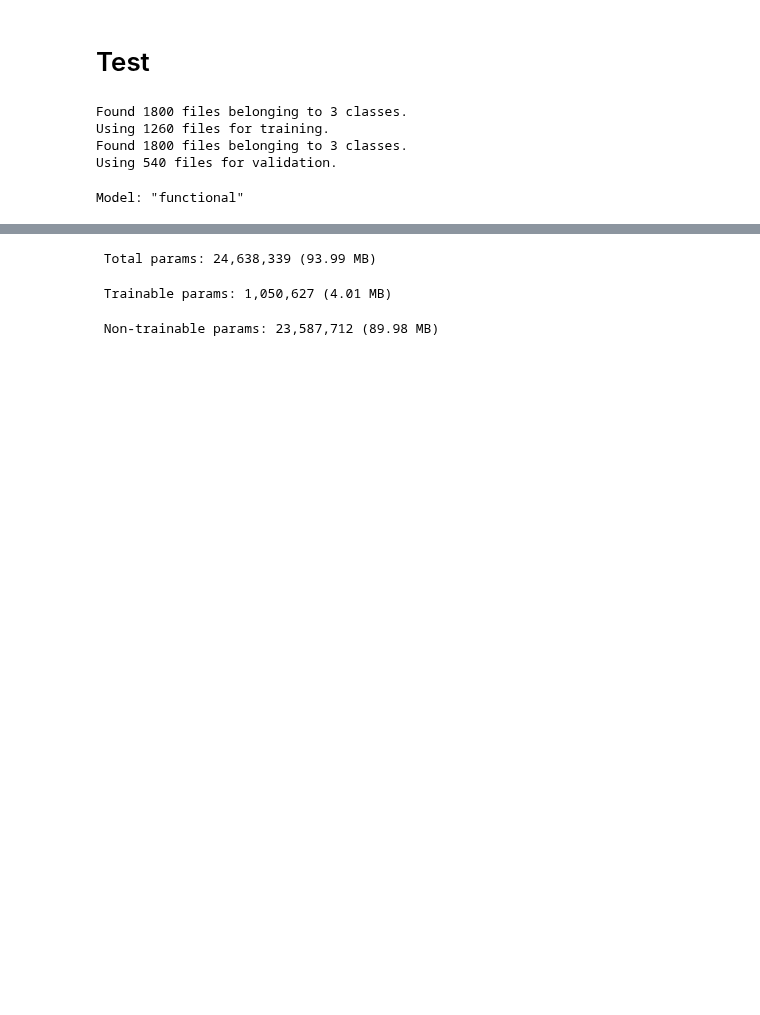
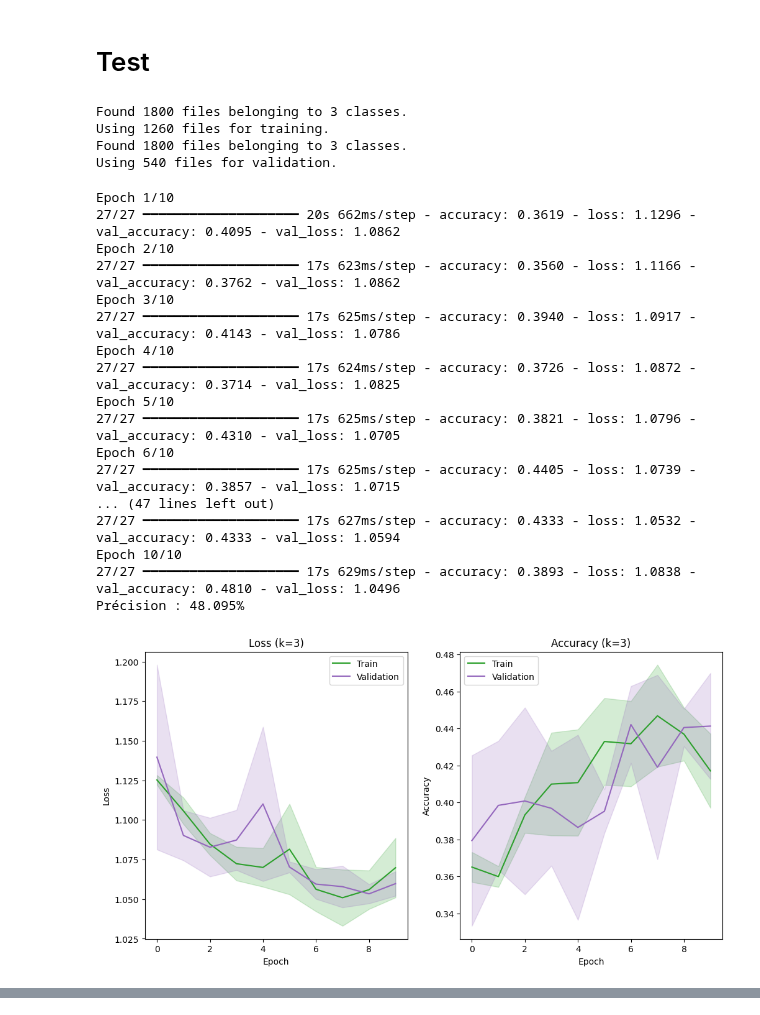
Before and after one commit to 3nd3rh3o/deeplearning-TER, a Jupyter notebook: TER/phaseI/HG-TransferLearning.ipynb, the cells around one changed output, grey strips where cells are left out. Saved outputs shown, nothing was run; the diff lists cells and outputs as text; code cells hidden in the pictures; blank space fills up the shorter version.

Commit message:
yeeeeeeeeeeeeeeeeeeeeeeeeeeeeeeeeeeeeeeeeeeeeeeeeeeee g fait le transfert learning

```diff
--- a/TER/phaseI/HG-TransferLearning.ipynb
+++ b/TER/phaseI/HG-TransferLearning.ipynb
@@ -236,50 +278,25 @@ Using 1260 files for training.
 Found 1800 files belonging to 3 classes.
 Using 540 files for validation.
 # %%
-inputs = Input(shape=input_shape, name="Input_Layer")
-
-x = Lambda(resize_to_resnet, name="Lambda_Layer")(inputs)
-
-base_model.trainable = False
-x = base_model(x)
-
-x = Dense(512, activation='relu', name="Dense1_Layer")(x)
-outputs = Dense(3, activation='softmax', name="Output_Layer")(x)
-
-model = Model(inputs=inputs, outputs=outputs)
-model.compile(optimizer='adam',
-              loss='categorical_crossentropy',
-              metrics=['accuracy'])
-
-model.summary()
-X_train_split, X_val_split, y_train_split, y_val_split = train_test_split(
-    X_train, y_train, test_size=0.2, random_state=42
-)
-
-epochs = 5
-batch_size = 32
-model_filename_transfer = "something.keras"
-model_path = os.path.join('./data/dataset/Data_sheep_cat_elephant_with_caption_600', model_filename_transfer)
-
-train_generator = simple_data_generator(X_train_split, y_train_split, batch_size)
-val_generator = simple_data_generator(X_val_split, y_val_split, batch_size)
-
-steps_per_epoch = int(np.ceil(len(X_train_split) / batch_size))
-validation_steps = int(np.ceil(len(X_val_split) / batch_size))
-
-batch_x, batch_y = next(train_generator)
-print(batch_x.shape, batch_y.shape)
-
-# Entraînement
-model = train_transfer_model(
-    model,
-    train_generator,
-    val_generator,
-    steps_per_epoch,
-    validation_steps,
-    model_path,
-    epochs=epochs,
-    patience=5
-)
+scores, histories = evaluate_model(base_model, X_train, y_train)
+plot_curves(histories)
+print(f'Précision : moyenne={mean(scores) * 100:.3f}% écart-type={std(scores) * 100:.3f}%, k={len(scores)}')
 # %% [output]
-Model: "functional"
+Epoch 1/10
+27/27 ━━━━━━━━━━━━━━━━━━━━ 20s 662ms/step - accuracy: 0.3619 - loss: 1.1296 - val_accuracy: 0.4095 - val_loss: 1.0862
+Epoch 2/10
+27/27 ━━━━━━━━━━━━━━━━━━━━ 17s 623ms/step - accuracy: 0.3560 - loss: 1.1166 - val_accuracy: 0.3762 - val_loss: 1.0862
+Epoch 3/10
+27/27 ━━━━━━━━━━━━━━━━━━━━ 17s 625ms/step - accuracy: 0.3940 - loss: 1.0917 - val_accuracy: 0.4143 - val_loss: 1.0786
+Epoch 4/10
+27/27 ━━━━━━━━━━━━━━━━━━━━ 17s 624ms/step - accuracy: 0.3726 - loss: 1.0872 - val_accuracy: 0.3714 - val_loss: 1.0825
+Epoch 5/10
+27/27 ━━━━━━━━━━━━━━━━━━━━ 17s 625ms/step - accuracy: 0.3821 - loss: 1.0796 - val_accuracy: 0.4310 - val_loss: 1.0705
+Epoch 6/10
+27/27 ━━━━━━━━━━━━━━━━━━━━ 17s 625ms/step - accuracy: 0.4405 - loss: 1.0739 - val_accuracy: 0.3857 - val_loss: 1.0715
+... (47 lines left out)
+27/27 ━━━━━━━━━━━━━━━━━━━━ 17s 627ms/step - accuracy: 0.4333 - loss: 1.0532 - val_accuracy: 0.4333 - val_loss: 1.0594
+Epoch 10/10
+27/27 ━━━━━━━━━━━━━━━━━━━━ 17s 629ms/step - accuracy: 0.3893 - loss: 1.0838 - val_accuracy: 0.4810 - val_loss: 1.0496
+Précision : 48.095%
+[figure, added]
@@ -299,3 +303,0 @@ Model: "functional"
- Total params: 24,638,339 (93.99 MB)
- Trainable params: 1,050,627 (4.01 MB)
- Non-trainable params: 23,587,712 (89.98 MB)
```
Also changed, not shown: parts of 11 cells of this notebook.
